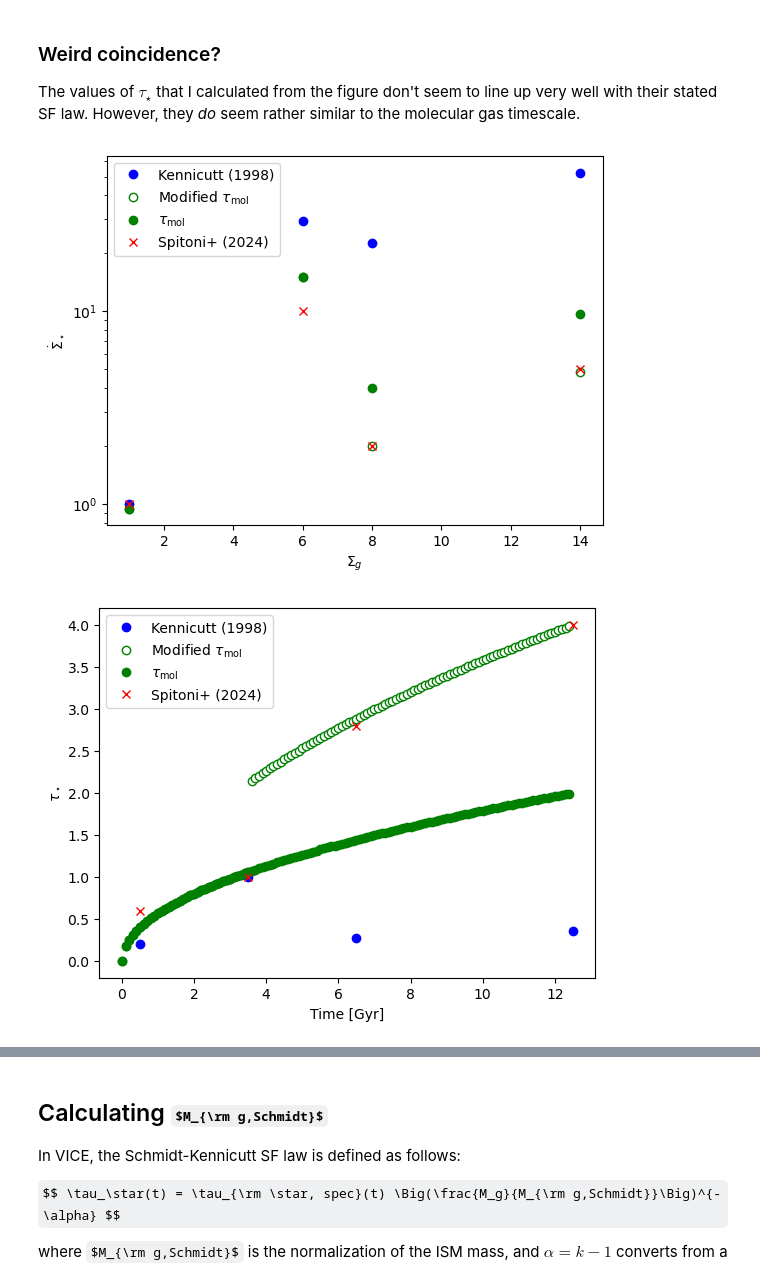
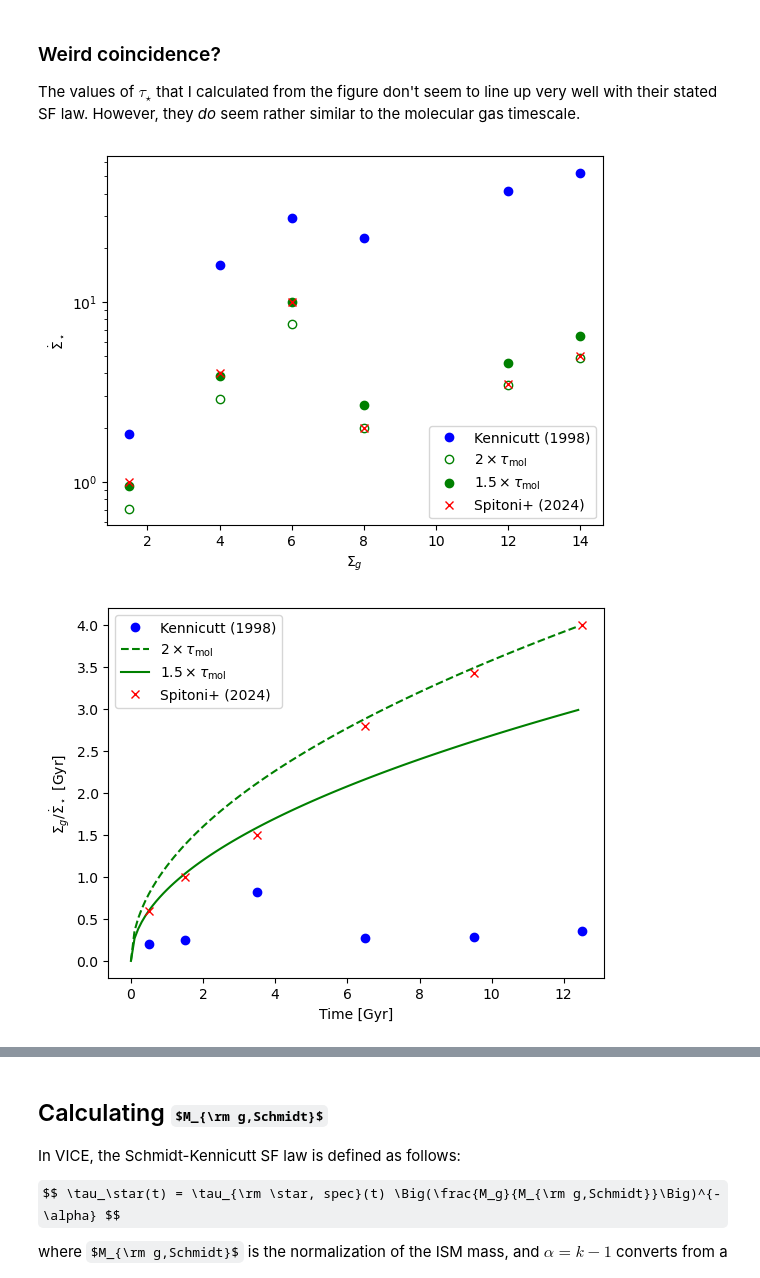
Before and after one commit to lodubay/twoinfall, a Jupyter notebook: src/scripts/star_formation_law.ipynb, the cells around one changed output, grey strips where cells are left out. Drawn from its saved outputs; the diff is of its cells as text; code cells hidden in the pictures; some formulas as TeX source.

```diff
--- a/src/scripts/star_formation_law.ipynb
+++ b/src/scripts/star_formation_law.ipynb
@@ -18,0 +57,12 @@ with unknown scaling factor $F$. In their Figure 9, they show the evolution of g
+# %%
+def sfe_spec(time, onset=3.52):
+    if time < onset:
+        return 2.
+    else:
+        return 1.
+
+plot_values['sfe_spec'] = plot_values['time'].apply(sfe_spec)
+
+k = 1.5
+plot_values['F'] = plot_values['sfr'] / (plot_values['sfe_spec'] * plot_values['sigma_gas']**k)
+plot_values
@@ -65,64 +82,52 @@ But some aspect of the star formation law seems to change between the first and
 
 The values of $\tau_\star$ that I calculated from the figure don't seem to line up very well with their stated SF law. However, they *do* seem rather similar to the molecular gas timescale.
 # %%
-import numpy as np
 import matplotlib.pyplot as plt
-
-def nu_spec(time, onset=3.52):
-    if time < onset:
-        return 2.
-    else:
-        return 1.
-
-def tmol_factor(time, onset=3.52):
-    if time < onset:
-        return 1.
-    else:
-        return 2.
 
 def kennicutt_schmidt(time, sigma_gas, onset=3.5, k=1.5):
     """Predict SFR surface density from Kennicutt (1998) relation"""
-    return nu_spec(time, onset=onset) * sigma_gas**1.5
+    return sfe_spec(time, onset=onset) * sigma_gas**k
 
 def molecular_timescale(time, tmol0=2, t0=12.5, exp=0.5):
     return tmol0 * (time / t0) ** exp
 
-# "data" from Spitoni et al. (2024) fig 9
-time_list = [0.5, 3.5, 6.5, 12.5]
-sigma_gas_list = [6, 1, 14, 8]
-sfr_list = [10, 1, 5, 2]
+time_list = [0.5, 1.5, 3.5, 6.5, 9.5, 12.5]
+sigma_gas_list = [6, 4, 1.5, 14, 12, 8]
+sigma_star_list = [3, 9, 11, 19, 28.5, 33]
+sigma_tot_list = [sigma_gas_list[i] + sigma_star_list[i] for i in range(len(time_list))]
+sfr_list = [10, 4, 1, 5, 3.5, 2]
 tau_star_list = [sigma_gas_list[i] / sfr_list[i] for i in range(len(time_list))]
 
 fig, ax = plt.subplots()
 ks_predict = [kennicutt_schmidt(time_list[i], sigma_gas_list[i]) for i in range(len(time_list))]
 ax.plot(sigma_gas_list, ks_predict, 'bo', label='Kennicutt (1998)')
-tmol_predict_mod = [sigma_gas_list[i] / (tmol_factor(time_list[i]) * molecular_timescale(time_list[i])) for i in range(len(time_list))]
-ax.plot(sigma_gas_list, tmol_predict_mod, 'go', label=r'Modified $\tau_{\rm mol}$', markerfacecolor='w')
-tmol_predict = [sigma_gas_list[i] / (molecular_timescale(time_list[i])) for i in range(len(time_list))]
-ax.plot(sigma_gas_list, tmol_predict, 'go', label=r'$\tau_{\rm mol}$')
+tmol_predict_mod = [sigma_gas_list[i] / (2 * molecular_timescale(time_list[i])) for i in range(len(time_list))]
+ax.plot(sigma_gas_list, tmol_predict_mod, 'go', label=r'$2\times\tau_{\rm mol}$', markerfacecolor='w')
+tmol_predict = [sigma_gas_list[i] / (1.5 * molecular_timescale(time_list[i])) for i in range(len(time_list))]
+ax.plot(sigma_gas_list, tmol_predict, 'go', label=r'$1.5\times\tau_{\rm mol}$')
 # plot data
 ax.plot(sigma_gas_list, sfr_list, 'rx', label='Spitoni+ (2024)')
 ax.set_xlabel(r'$\Sigma_g$')
 ax.set_ylabel(r'$\dot\Sigma_\star$')
 ax.set_yscale('log')
 ax.legend()
 plt.show()
 
 fig, ax = plt.subplots()
 tarr = np.arange(0, 12.5, 0.1)
 ks_predict = [sigma_gas_list[i] / kennicutt_schmidt(time_list[i], sigma_gas_list[i]) for i in range(len(time_list))]
 ax.plot(time_list, ks_predict, 'bo', label='Kennicutt (1998)')
-tmol_predict_mod = [tmol_factor(t) * molecular_timescale(t) for t in tarr]
-ax.plot(tarr, tmol_predict_mod, 'go', label=r'Modified $\tau_{\rm mol}$', markerfacecolor='w')
-tmol_predict = [molecular_timescale(t) for t in tarr]
-ax.plot(tarr, tmol_predict, 'go', label=r'$\tau_{\rm mol}$')
+tmol_predict_mod = [2 * molecular_timescale(t) for t in tarr]
+ax.plot(tarr, tmol_predict_mod, 'g--', label=r'$2\times\tau_{\rm mol}$')
+tmol_predict = [1.5 * molecular_timescale(t) for t in tarr]
+ax.plot(tarr, tmol_predict, 'g-', label=r'$1.5\times\tau_{\rm mol}$')
 # plot data
 ax.plot(time_list, tau_star_list, 'rx', label='Spitoni+ (2024)')
-ax.set_ylabel(r'$\tau_\star$')
+ax.set_ylabel(r'$\Sigma_g / \dot\Sigma_\star$ [Gyr]')
 ax.set_xlabel('Time [Gyr]')
 # ax.set_yscale('log')
 ax.legend()
 plt.show()
 # %% [output]
-[figure, old version]
+[figure, new version]
-[figure, old version]
+[figure, new version]
```
Also changed, not shown: parts of 7 cells of this notebook.
